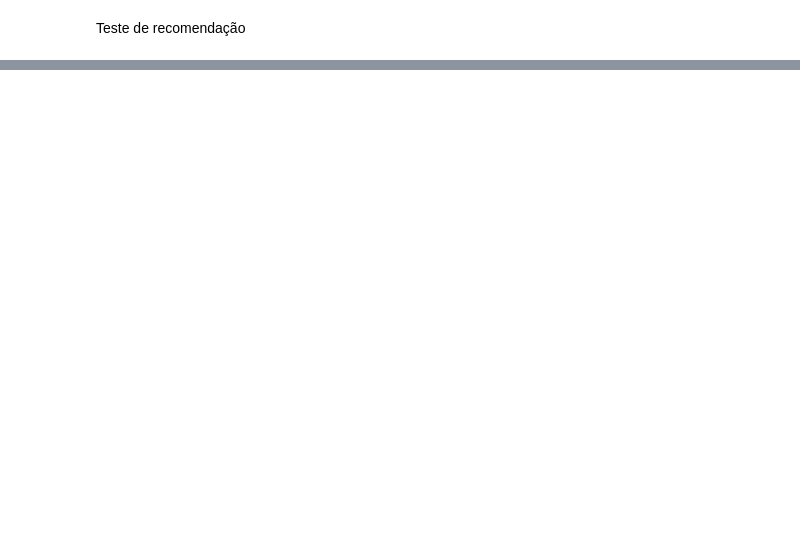
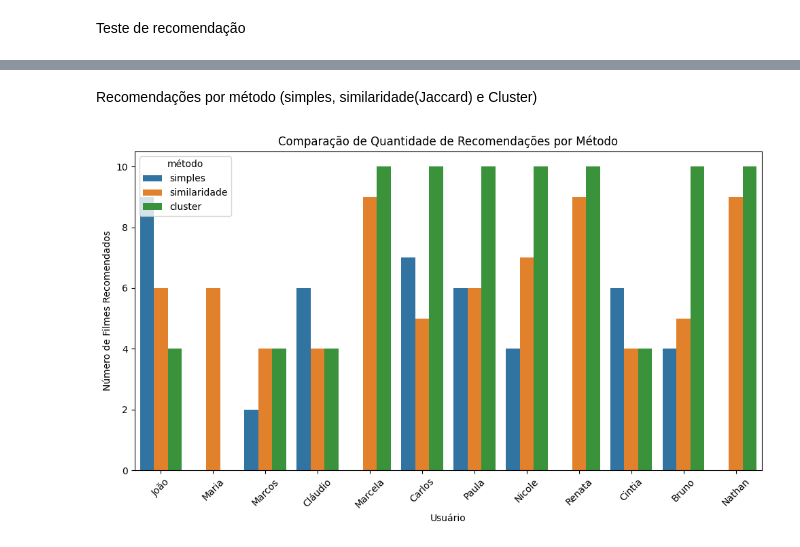
Before and after one commit to Chrstxxan/Suggest-AI, a Jupyter notebook: analise_recomendacoes.ipynb, the cells around one changed output, grey strips where cells are left out. Cells and saved outputs as stored; diff of their text form; code cells hidden in the pictures; blank space fills up the shorter version.

```diff
--- a/analise_recomendacoes.ipynb
+++ b/analise_recomendacoes.ipynb
@@ -54,0 +55,39 @@ Recomendações para o usuário 7 (Paula):
+# %% [markdown]
+Recomendações por método (simples, similaridade(Jaccard) e Cluster)
+# %%
+user_ids = list(recommender.usuarios.keys())
+resultados = []
+
+for user_id in user_ids:
+    nome = recommender.usuarios[user_id]["nome"]
+    filmes_simples = recommender.recommend(user_id, top_n=10)
+    filmes_similaridade = recommender.recommend_by_similarity(user_id, top_n=10)
+    filmes_cluster = recommender.recommend_by_cluster(user_id, top_n=10)
+
+    resultados.append({
+        "user_id": user_id,
+        "nome": nome,
+        "simples": len(filmes_simples),
+        "similaridade": len(filmes_similaridade),
+        "cluster": len(filmes_cluster)
+    })
+
+df_resultados = pd.DataFrame(resultados)
+
+df_melted = df_resultados.melt(
+    id_vars=["nome"],
+    value_vars=["simples", "similaridade", "cluster"],
+    var_name="método",
+    value_name="quantidade"
+)
+
+plt.figure(figsize=(10,6))
+sns.barplot(data=df_melted, x="nome", y="quantidade", hue="método")
+plt.title("Comparação de Quantidade de Recomendações por Método")
+plt.ylabel("Número de Filmes Recomendados")
+plt.xlabel("Usuário")
+plt.xticks(rotation=45)
+plt.tight_layout()
+plt.show()
+# %% [output]
+[figure, added]
```
Also changed, not shown: parts of 3 cells of this notebook, 5 other files.
